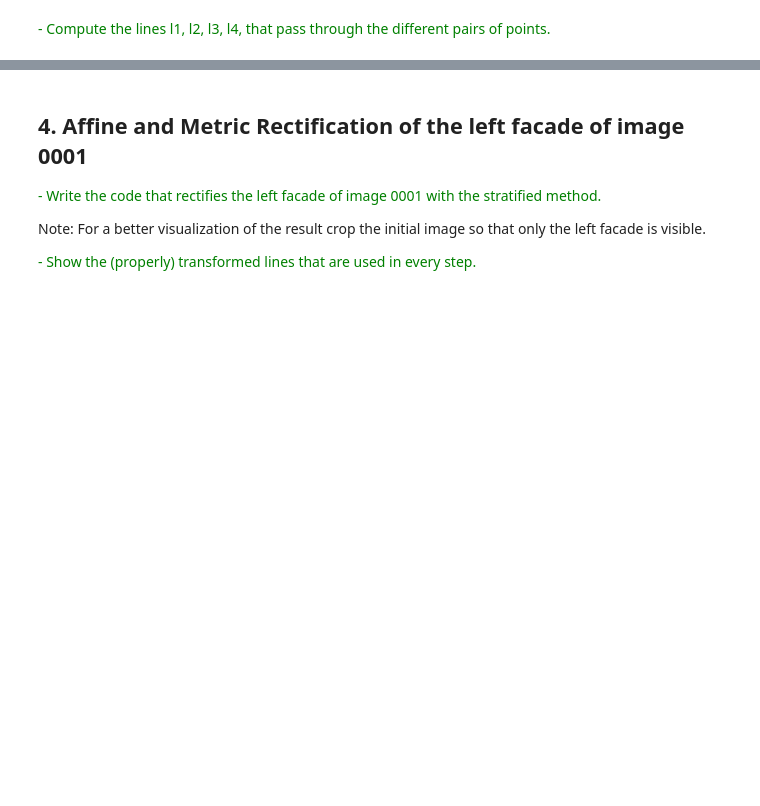
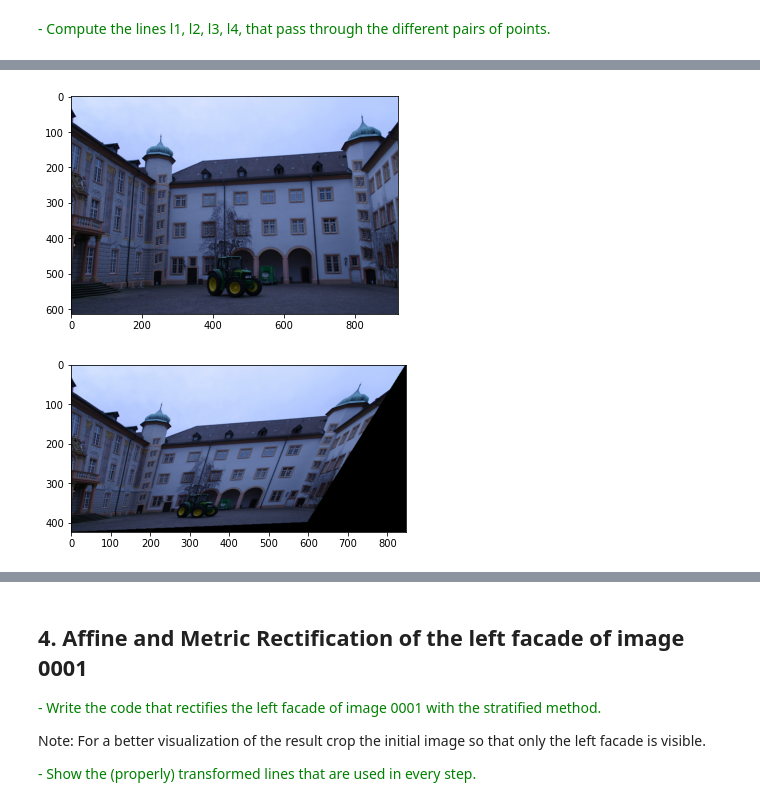
Before and after one commit to brugues/MCV-M4, a Jupyter notebook: lab1/lab1.ipynb, the cells around one changed output, grey strips where cells are left out. Drawn from its saved outputs; the diff is of its cells as text; code cells hidden in the pictures; blank space fills up the shorter version.

```diff
--- a/lab1/lab1.ipynb
+++ b/lab1/lab1.ipynb
@@ -271,0 +297,31 @@ p8 = [A[i, 2], A[i, 3], 1]
+# %%
+def get_line_inf(lines):
+    l1,l2,l3,l4 = lines
+    # Vanishing points from parallel lines
+    v1 = np.cross(l1, l2)
+    v2 = np.cross(l3, l4)
+
+    # Line at infinity defined by v1, v2
+    l_inf = np.cross(v1,v2)
+
+    return np.divide(l_inf, l_inf[2])
+# %%
+def get_Hap(l_inf):
+    #  1  0  0
+    #  0  1  0
+    # l1 l2 l3
+    Hap = np.array([[1,0,0],
+                    [0,1,0],
+                    [l_inf[0],l_inf[1],l_inf[2]]])
+    return Hap
+# %%
+l_inf = get_line_inf([l1,l2,l3,l4])
+Hap = get_Hap(l_inf)
+
+I_aff_rectified = apply_H(np.array(I),Hap)
+
+plot_img(I)
+plot_img(array_to_image(I_aff_rectified))
+# %% [output]
+[figure, added]
+[figure, added]
```
Also changed, not shown: parts of 29 cells of this notebook.
